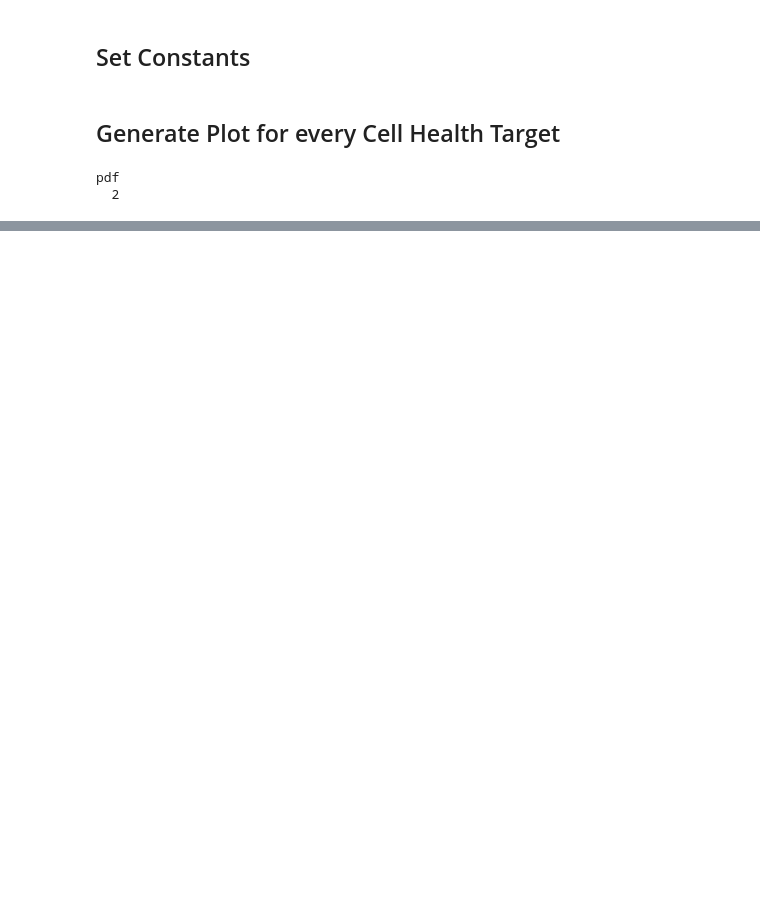
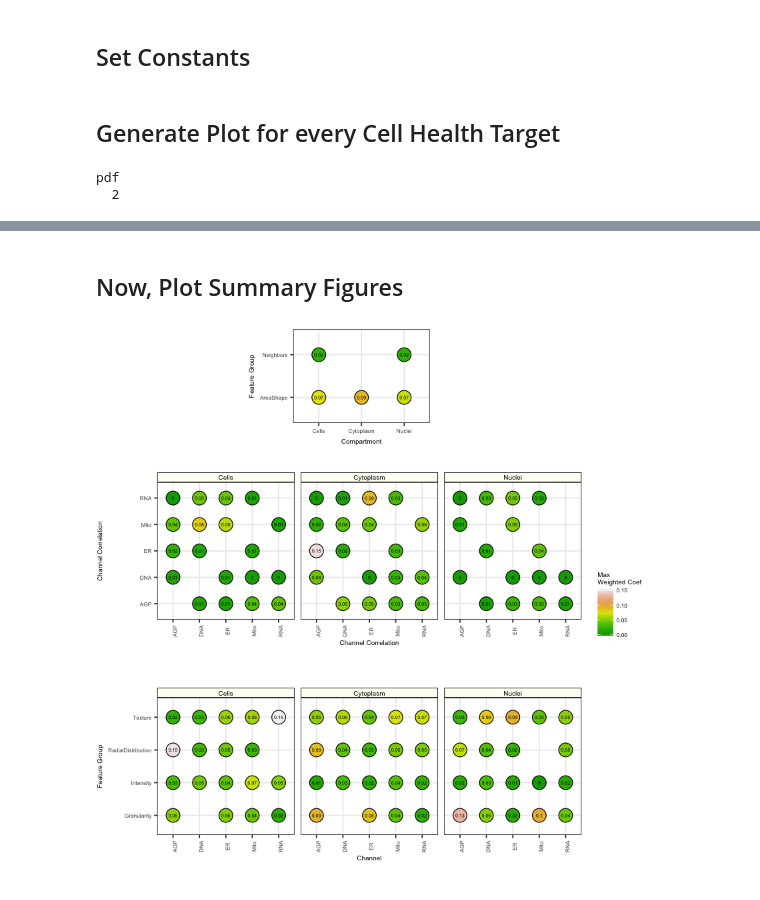
Before and after one commit to broadinstitute/cell-health, a Jupyter notebook: 3.train/8.visualize-coefficients.ipynb, the cells around one changed output, grey strips where cells are left out. Saved outputs shown, nothing was run; the diff lists cells and outputs as text; code cells hidden in the pictures; blank space fills up the shorter version.

Commit message:
add summary figure weighted by performance

```diff
--- a/3.train/8.visualize-coefficients.ipynb
+++ b/3.train/8.visualize-coefficients.ipynb
@@ -216,10 +324,11 @@ compartment_features <- c(
     "Texture",
     "Intensity",
     "RadialDistribution",
-    "Correlation",
     "Granularity"
 )
+
 top_plot_num <- 15
+
 coef_theme <- theme(
     strip.text = element_text(size = 6,
                               color = "black",
@@ -234,6 +343,10 @@ coef_theme <- theme(
     legend.key.width = unit(0.5, "cm"),
     legend.key.size = unit(0.3, "cm")
 )
+
+point_size <- 5.5
+text_label_size <- 1.5
+n_terrain_colors <- 30
 # %% [markdown]
 ## Generate Plot for every Cell Health Target
 # %%
@@ -242,7 +355,7 @@ pdf_file <- file.path(
     paste0("all_model_coefficients_", consensus, ".pdf")
 )
 
-pdf(pdf_file, width = 7, height = 5, onefile = TRUE)
+pdf(pdf_file, width = 6.5, height = 7.5, onefile = TRUE)
 for (target in unique(coef_df$target)) {
     coef_gg <- coef_plot(
         df = coef_df,
@@ -255,7 +368,7 @@ for (target in unique(coef_df$target)) {
         figure_dir,
         paste0("model_", consensus, "_", target, ".png")
     )
-    cowplot::save_plot(output_file, coef_gg, base_height = 5, base_width = 7)
+    cowplot::save_plot(output_file, coef_gg, base_height = 7.5, base_width = 6.5)
 
     print(coef_gg)
 }
@@ -266,0 +384,12 @@ pdf
+# %%
+abs_weighted_max_df <- coef_df %>%
+    dplyr::left_join(regression_metrics_df, by = c("target", "y_transform", "shuffle")) %>%
+    dplyr::mutate(weighted_coef = weight * value, abs_weighted_coef = abs(weight * value)) %>%
+    dplyr::group_by(feature, shuffle) %>%
+    dplyr::mutate(max_abs_weight_coef = max(abs_weighted_coef)) %>%
+    dplyr::select(
+        feature, max_abs_weight_coef, compartment, feature_group, measurement, channel, parameter1, shuffle
+    ) %>%
+    dplyr::distinct()
+
+head(abs_weighted_max_df)
@@ -266,0 +406,4 @@ pdf
+# %% [markdown]
+## Now, Plot Summary Figures
+# %%
+min_gradient <- 0
@@ -266,0 +510,4 @@ pdf
+# %%
+big_fig
+# %% [output]
+[figure, added]
```
Also changed, not shown: parts of 7 cells of this notebook, 1 other file.
